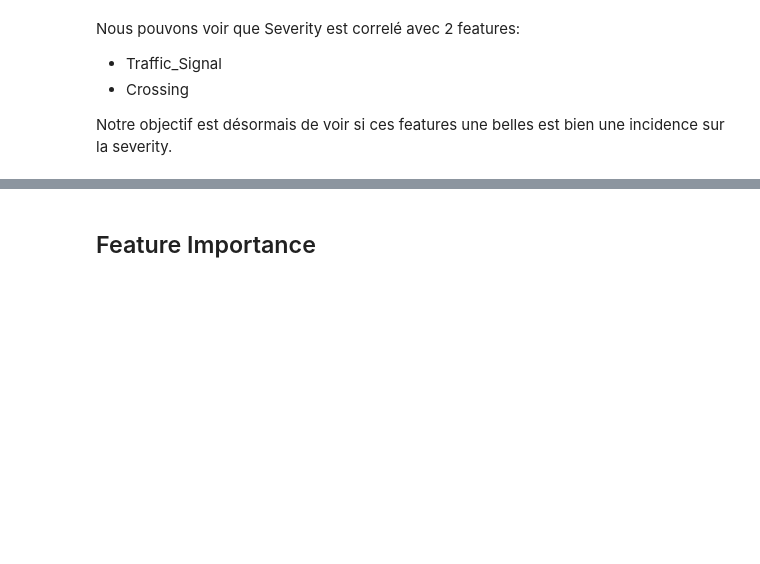
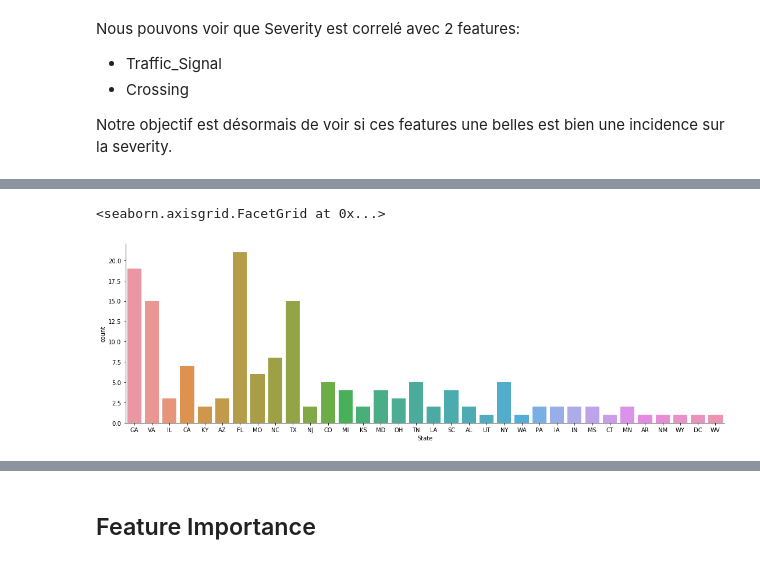
Before and after one commit to alphab2000x/python, a Jupyter notebook: Master2/Projet5/US_Accident.ipynb, the cells around one changed output, grey strips where cells are left out. Drawn from its saved outputs; the diff is of its cells as text; code cells hidden in the pictures; blank space fills up the shorter version.

```diff
--- a/Master2/Projet5/US_Accident.ipynb
+++ b/Master2/Projet5/US_Accident.ipynb
@@ -319,0 +332,5 @@ Notre objectif est désormais de voir si ces features une belles est bien une in
+# %%
+sns.catplot(x='State', kind='count',data=accidentNoTransform.query("(Severity == 4)"), height=5, aspect=3)
+# %% [output]
+<seaborn.axisgrid.FacetGrid at 0x...>
+[figure, added]
```
Also changed, not shown: parts of 8 cells of this notebook.
